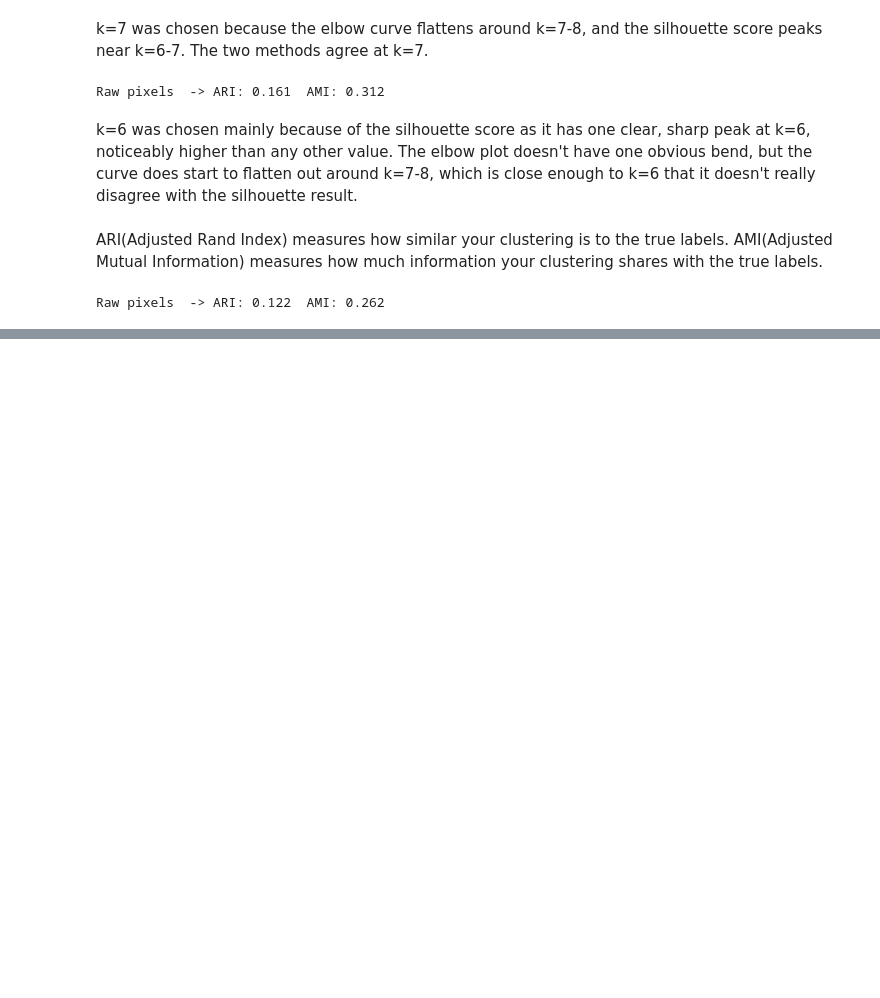
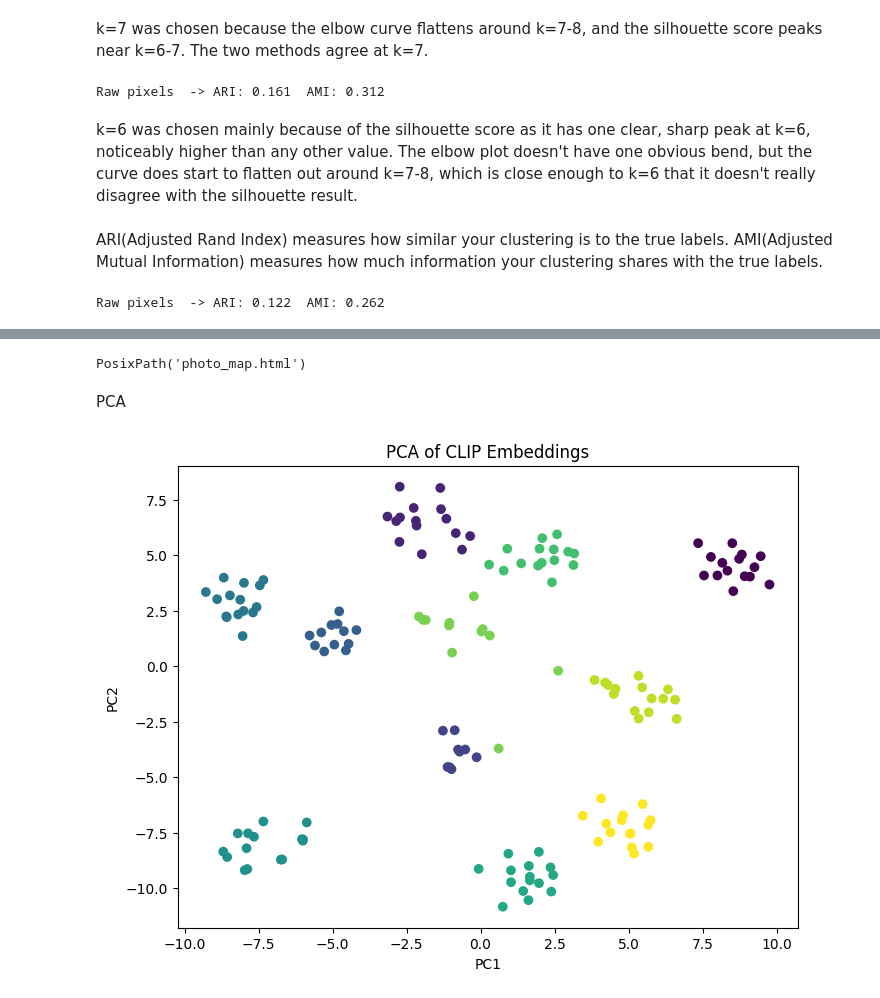
Before and after one commit to sarlusyan/ML-Projects, a Jupyter notebook: Semantic_Image_Clustering/Semantic_Img_Clustering.ipynb, the cells around one changed output, grey strips where cells are left out. Saved outputs shown, nothing was run; the diff lists cells and outputs as text; code cells hidden in the pictures; blank space fills up the shorter version.

```diff
--- a/Semantic_Image_Clustering/Semantic_Img_Clustering.ipynb
+++ b/Semantic_Image_Clustering/Semantic_Img_Clustering.ipynb
@@ -150,0 +214,2 @@ Raw pixels  -> ARI: 0.122  AMI: 0.262
+# %%
+best_k = k_range[np.argmax(silhouette_scores)]
@@ -150,0 +241,3 @@ Raw pixels  -> ARI: 0.122  AMI: 0.262
+# %%
+tsne = TSNE(n_components=2, random_state=42)
+coords_2d = tsne.fit_transform(embeddings)
@@ -150,0 +247,16 @@ Raw pixels  -> ARI: 0.122  AMI: 0.262
+# %%
+image_bytes = [
+    (Path("my_photos") / f).read_bytes()
+    for f in image_files_aligned
+]
+
+make_photo_map(
+    xy=coords_2d,
+    jpegs=image_bytes,
+    groups=predicted_labels_embed,
+    title="My Clusters"
+)
+# %% [output]
+PosixPath('photo_map.html')
+# %% [markdown]
+PCA
@@ -150,0 +269,15 @@ Raw pixels  -> ARI: 0.122  AMI: 0.262
+# %%
+plt.figure(figsize=(8, 6))
+
+plt.scatter(
+    coords_2d[:, 0],
+    coords_2d[:, 1],
+    c=predicted_labels_embed
+)
+
+plt.xlabel("PC1")
+plt.ylabel("PC2")
+plt.title("PCA of CLIP Embeddings")
+plt.show()
+# %% [output]
+[figure, added]
```
Also changed, not shown: parts of 17 cells of this notebook.
